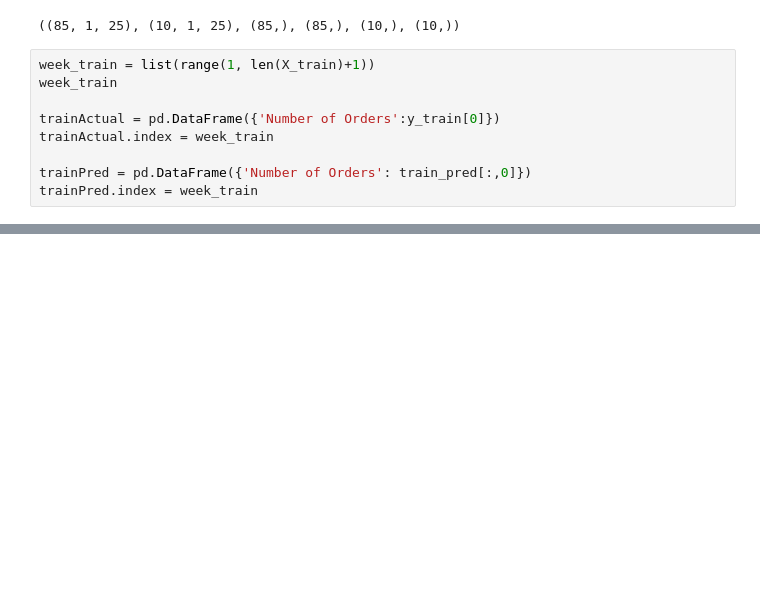
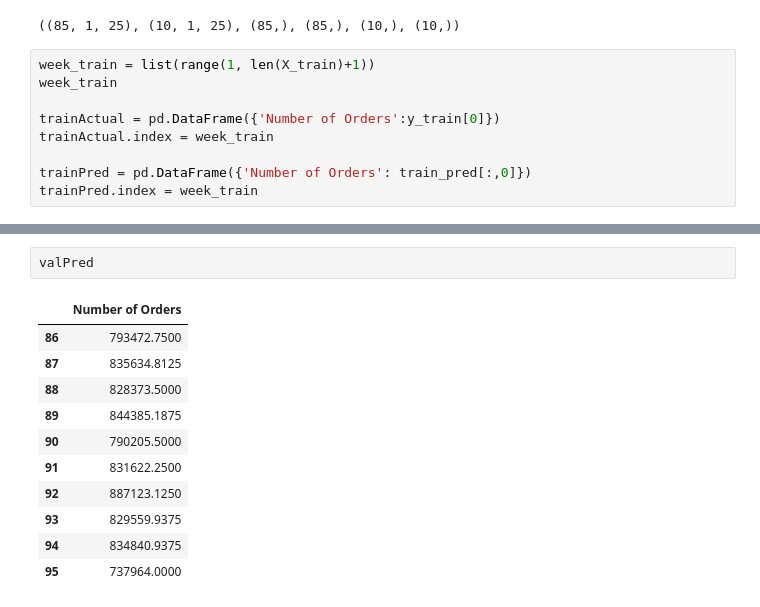
Before and after one commit to karnavivek/Food-Demand-Forecasting, a Jupyter notebook: Food Demand/fd_lstm.ipynb, the cells around one changed output, grey strips where cells are left out. Drawn from its saved outputs; the diff is of its cells as text; blank space fills up the shorter version.

```diff
--- a/Food Demand/fd_lstm.ipynb
+++ b/Food Demand/fd_lstm.ipynb
@@ -263,0 +276,14 @@ plt.show()
+# %%
+valPred
+# %% [output]
+|  | Number of Orders |
+| 86 | 793472.7500 |
+| 87 | 835634.8125 |
+| 88 | 828373.5000 |
+| 89 | 844385.1875 |
+| 90 | 790205.5000 |
+| 91 | 831622.2500 |
+| 92 | 887123.1250 |
+| 93 | 829559.9375 |
+| 94 | 834840.9375 |
+| 95 | 737964.0000 |
```
Also changed, not shown: parts of 22 cells of this notebook, 1 other file.
